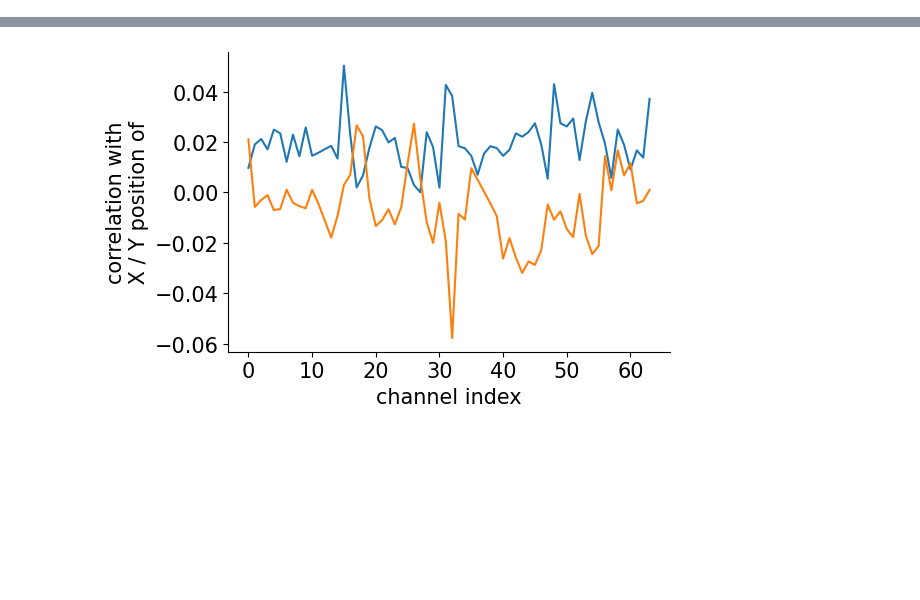
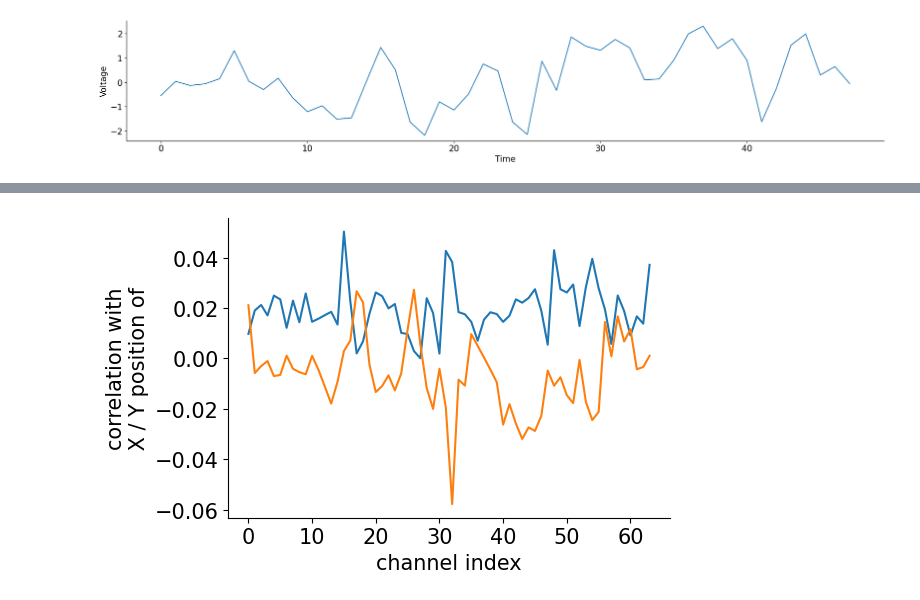
Before and after one commit to yusuf-wadi/JoyStick_ECOG, a Jupyter notebook: eda/eda_yw.ipynb, the cells around one changed output, grey strips where cells are left out. Cells and saved outputs as stored; diff of their text form; code cells hidden in the pictures; blank space fills up the shorter version.

```diff
--- a/eda/eda_yw.ipynb
+++ b/eda/eda_yw.ipynb
@@ -80,0 +104,9 @@ Text(0.5, 0, 'Time')
+# %%
+# plot the channel voltage across time
+# plt.subplot(212)
+plt.plot(dat['V'][:len(cursor)//4][6])
+plt.xlabel('Time')
+plt.ylabel('Voltage')
+plt.show()
+# %% [output]
+[figure, added]
```
Also changed, not shown: parts of 11 cells of this notebook, 7 other files.
